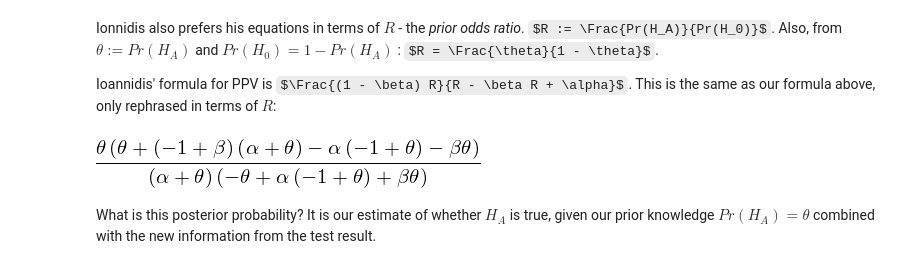
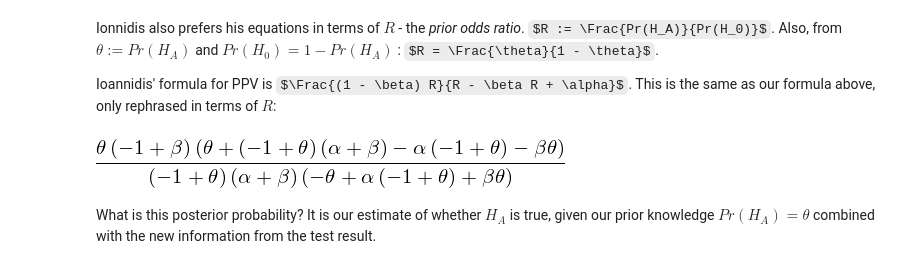
Before and after one commit to matthew-brett/sketch-books, a Jupyter notebook: Ioannides exposition.ipynb, the cells around one changed output. Cells and saved outputs as stored; diff of their text form; code cells hidden in the pictures; some formulas as TeX source.

```diff
--- a/Ioannides exposition.ipynb
+++ b/Ioannides exposition.ipynb
@@ -139,6 +139,6 @@ $P(H_A | T) = \Frac{(1 - \beta) \theta}{(1 - \beta) \theta + \alpha (1 - \theta)
 Let's put that formula into Sympy for later:
 # %%
 theta = symbols(r'\theta')
-post_prob = (1 - theta) * theta / ((1 - theta) * theta + alpha * (1 - theta))
+post_prob = (1 - beta) * theta / ((1 - theta) * beta + alpha * (1 - theta))
 post_prob
 # %% [output]
@@ -167,11 +167,11 @@ Ionnidis also prefers his equations in terms of $R$ - the *prior odds ratio*.  $
 Ioannidis' formula for PPV is $\Frac{(1 - \beta) R}{R - \beta R + \alpha}$.  This is the same as our formula above, only rephrased in terms of $R$:
 # %%
 R = theta / (1 - theta)
-PPV = (1 - beta) * R / (R - beta * R + alpha)
+ppv = (1 - beta) * R / (R - beta * R + alpha)
 # Is this the same as our formula above?
-simplify(PPV - post_prob)
+simplify(ppv - post_prob)
 # %% [output]
-[figure, old version]
+[figure, new version]
 # %% [markdown]
 What is this posterior probability?  It is our estimate of whether $H_A$ is true, given our prior knowledge $Pr(H_A) = \theta$ combined with the new information from the test result.
 # %% [markdown]
```
Also changed, not shown: parts of 2 cells of this notebook.
